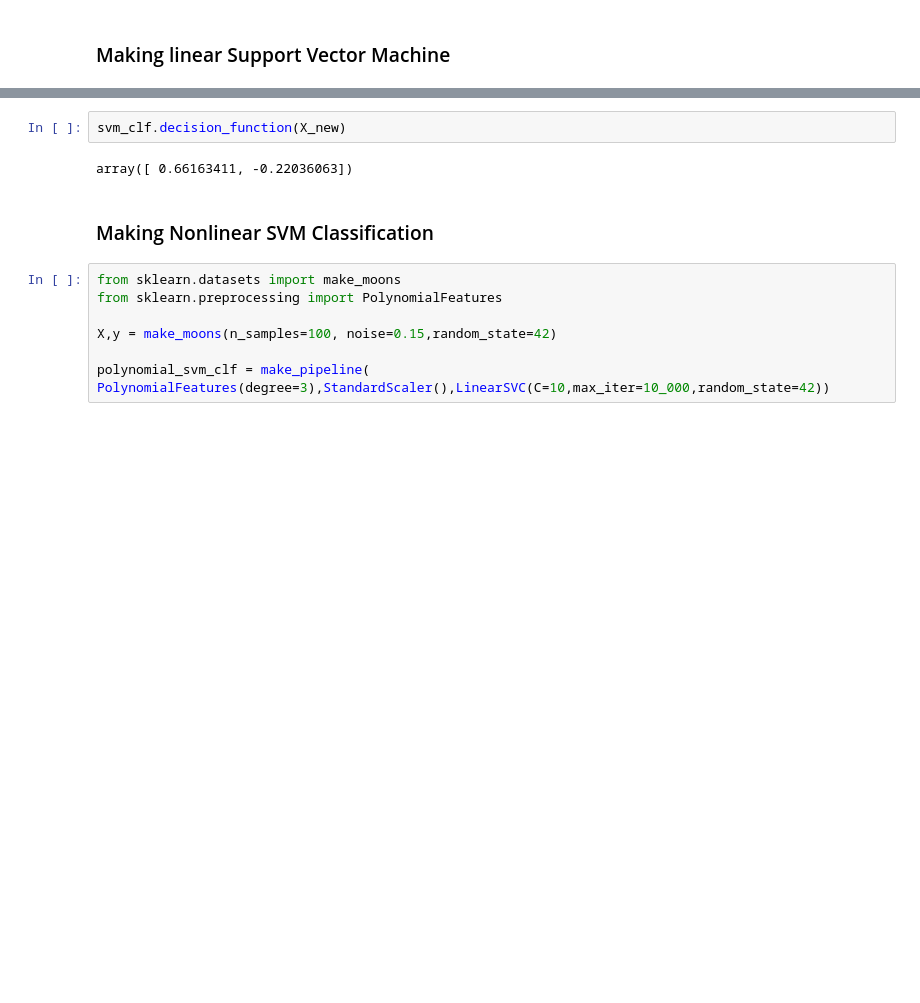
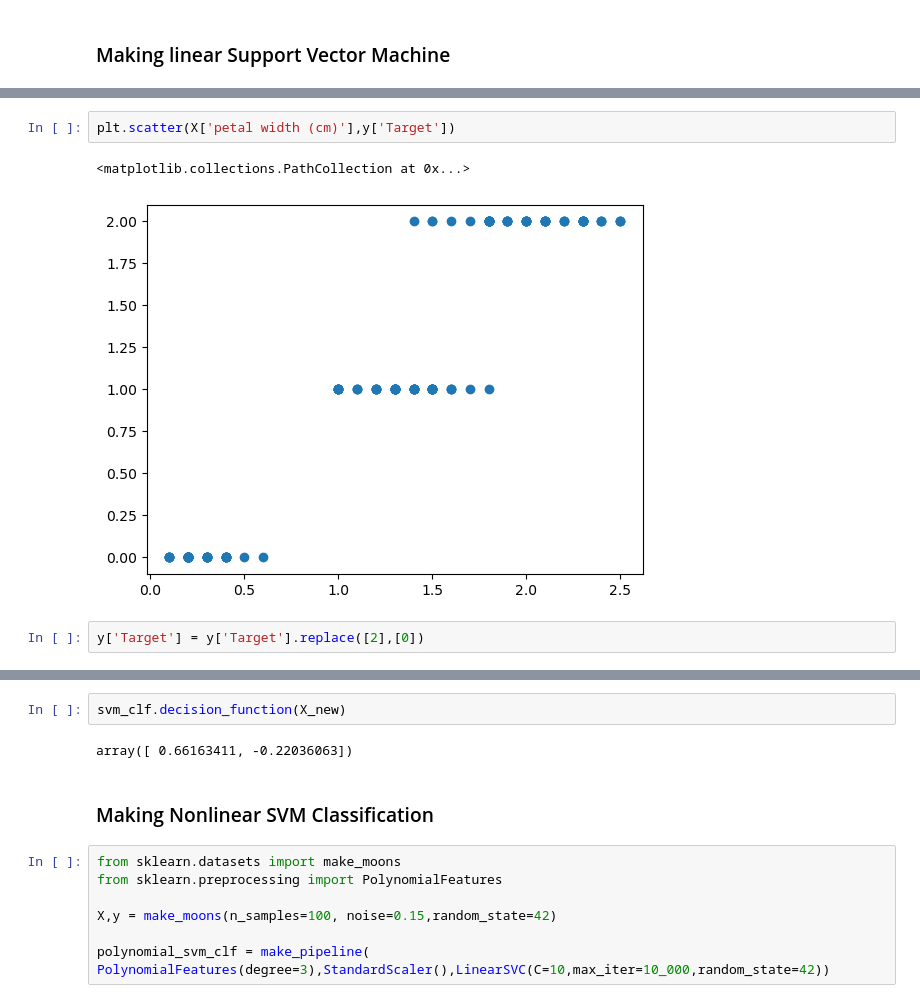
Before and after one commit to SubhodeepMondal/AI_ML, a Jupyter notebook: SVM/SVM_practice.ipynb, the cells around one changed output, grey strips where cells are left out. Cells and saved outputs as stored; diff of their text form; blank space fills up the shorter version.

```diff
--- a/SVM/SVM_practice.ipynb
+++ b/SVM/SVM_practice.ipynb
@@ -11,0 +82,7 @@ y = (iris.target==2)
+# %%
+plt.scatter(X['petal width (cm)'],y['Target'])
+# %% [output]
+<matplotlib.collections.PathCollection at 0x...>
+[figure, added]
+# %%
+y['Target'] = y['Target'].replace([2],[0])
```
Also changed, not shown: parts of 24 cells of this notebook, 3 other files.
